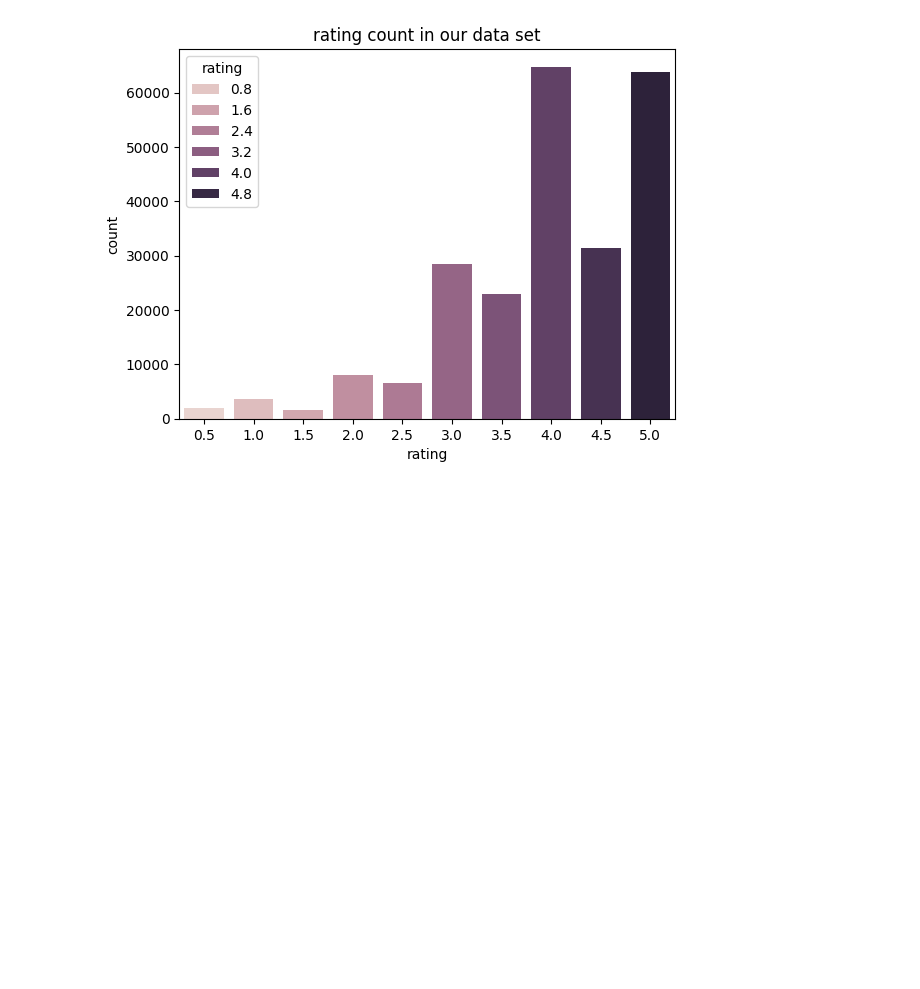
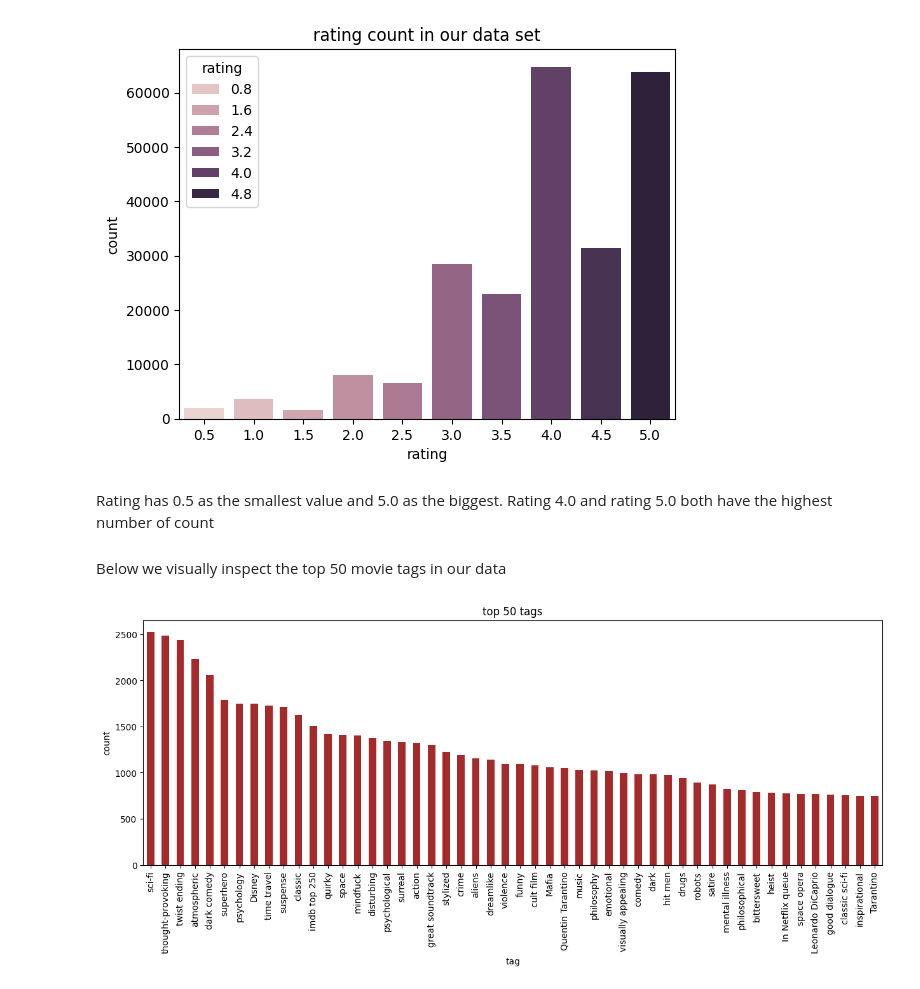
Before and after one commit to mercytegekson/Movie-Recommendation-System-, a Jupyter notebook: index.ipynb, the cells around one changed output. Saved outputs shown, nothing was run; the diff lists cells and outputs as text; code cells hidden in the pictures; blank space fills up the shorter version.

```diff
--- a/index.ipynb
+++ b/index.ipynb
@@ -227,3 +227,19 @@ def sns_ycount(column , data):
 sns_xcount("rating", merged_data)
 # %% [output]
 [figure]
+# %% [markdown]
+Rating has 0.5 as the smallest value and 5.0 as the biggest. Rating 4.0 and rating 5.0 both have the highest number of count
+#
+Below we visually inspect the top 50 movie tags in our data
+# %%
+#getting the top 50 tags
+tags_to_plot = merged_data["tag"].value_counts().head(50)
+#plotting a barplot using matplotlib
+fig, ax = plt.subplots(figsize = (15,5))
+tags_to_plot.plot(kind = "bar", color = "brown")
+plt.title("top 50 tags")
+plt.xlabel("tag")
+plt.ylabel("count")
+plt.show();
+# %% [output]
+[figure, added]
```
Also changed, not shown: parts of 2 cells of this notebook.
